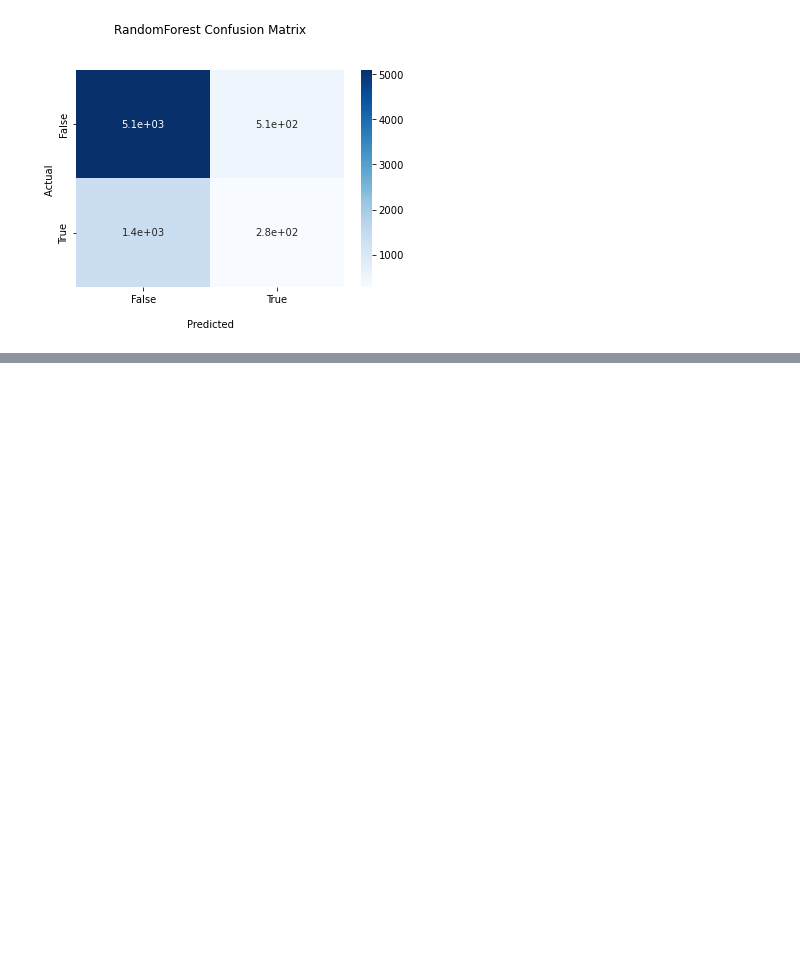
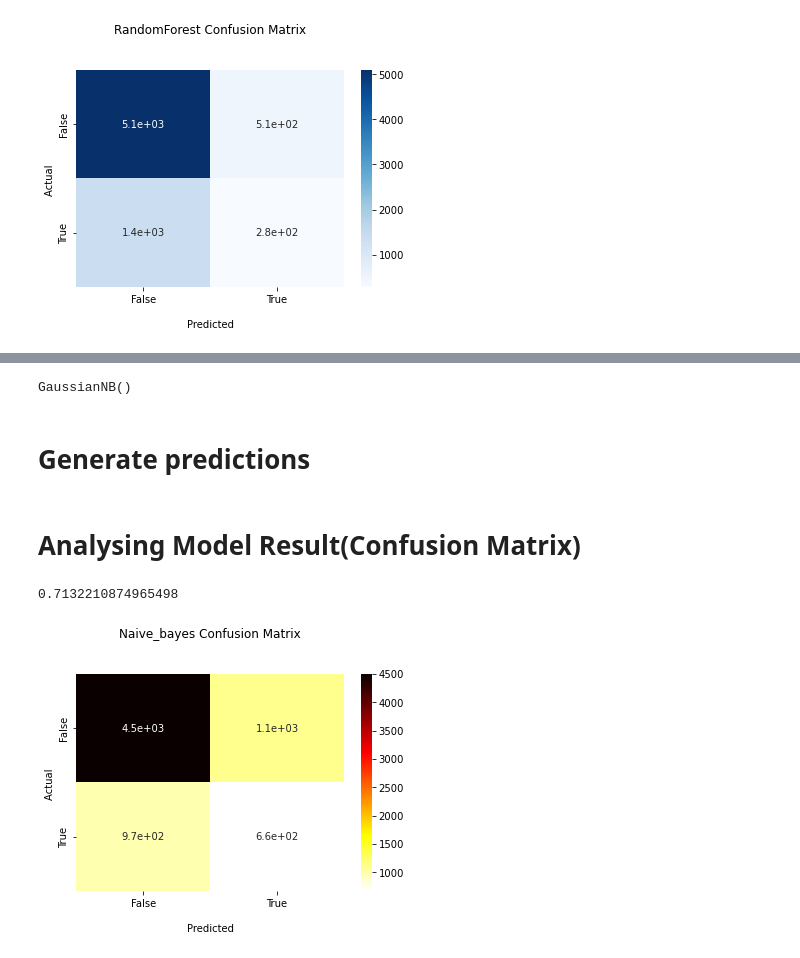
Before and after one commit to LuisFelipeTs/Data_Science_And_Analytics, a Jupyter notebook: Heart_desease_ML_study/data_study.ipynb, the cells around one changed output, grey strips where cells are left out. Saved outputs shown, nothing was run; the diff lists cells and outputs as text; code cells hidden in the pictures; blank space fills up the shorter version.

Commit message:
applying the model Naive_bayes in the study

```diff
--- a/Heart_desease_ML_study/data_study.ipynb
+++ b/Heart_desease_ML_study/data_study.ipynb
@@ -234,0 +238,28 @@ plt.show()
+# %%
+naive_bayes = GaussianNB()
+naive_bayes.fit(X_treinamento, y_treinamento)
+# %% [output]
+GaussianNB()
+# %% [markdown]
+# Generate predictions
+# %%
+prevision = naive_bayes.predict(X_teste)
+# %% [markdown]
+# Analysing Model Result(Confusion Matrix)
+# %%
+confusion_m = confusion_matrix(y_teste, prevision)
+# %%
+correct_t = accuracy_score(y_teste, prevision)
+print(correct_t)
+# %% [output]
+0.7132210874965498
+# %%
+conf_m = sns.heatmap(confusion_m, annot=True, cmap='hot_r')
+conf_m.set_title('Naive_bayes Confusion Matrix\n\n');
+conf_m.set_xlabel('\nPredicted')
+conf_m.set_ylabel('Actual ');
+conf_m.xaxis.set_ticklabels(['False','True'])
+conf_m.yaxis.set_ticklabels(['False','True'])
+plt.show()
+# %% [output]
+[figure, added]
```
Also changed, not shown: parts of 3 cells of this notebook.
